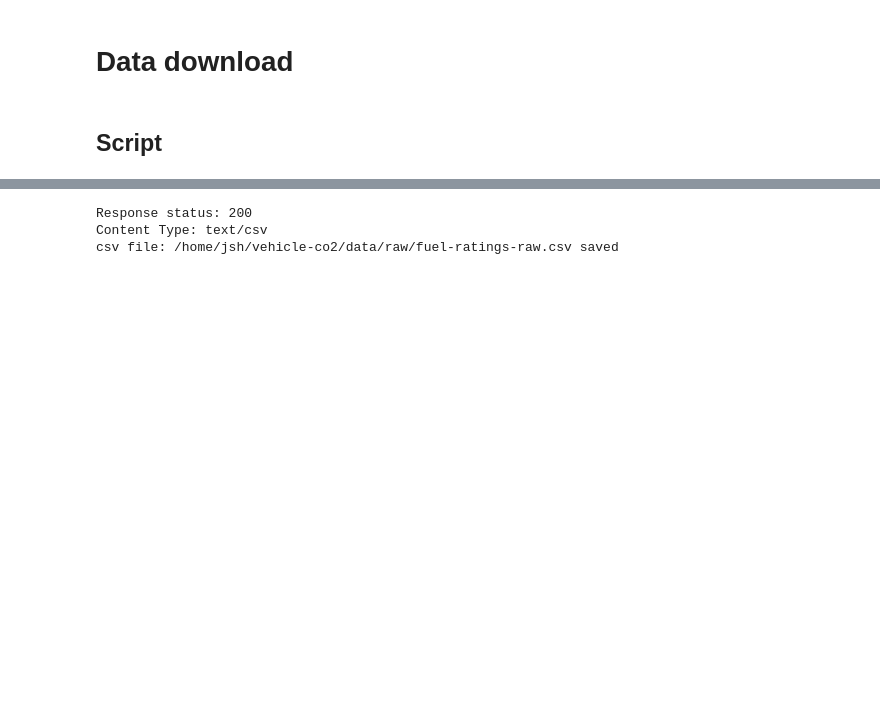
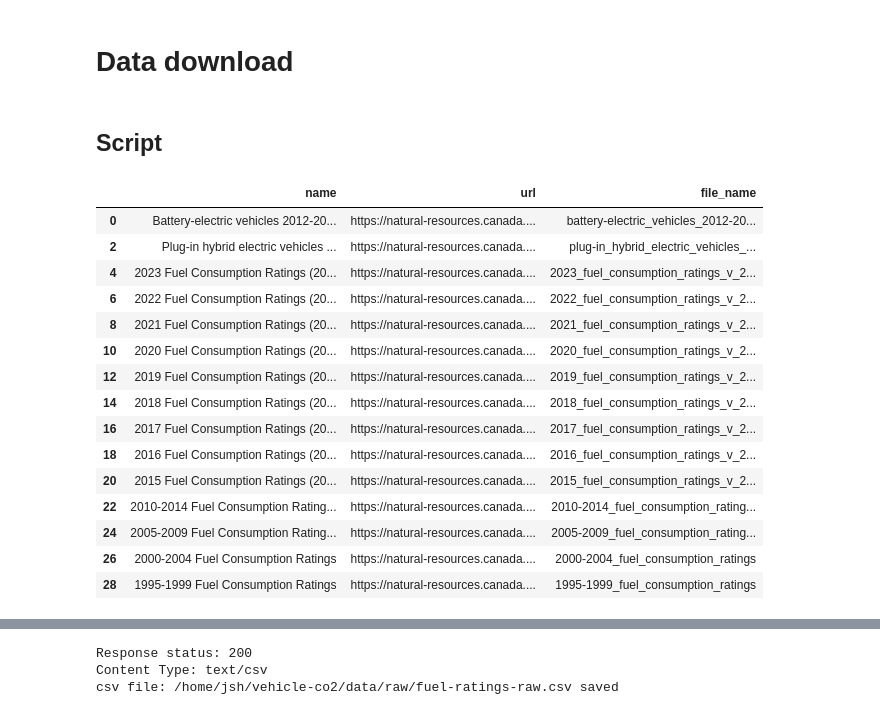
Before and after one commit to jhicks2306/vehicle-co2, a Jupyter notebook: datadownload.ipynb, the cells around one changed output, grey strips where cells are left out. Cells and saved outputs as stored; diff of their text form; code cells hidden in the pictures; blank space fills up the shorter version.

Commit message:
Add script up to raw download

```diff
--- a/datadownload.ipynb
+++ b/datadownload.ipynb
@@ -140,3 +159,29 @@ def clean_dataframe(df):
 # %%
 url = 'https://natural-resources.canada.ca/sites/nrcan/files/oee/files/csv/MY2023%20Fuel%20Consumption%20Ratings.csv'
 metadata_url = 'https://open.canada.ca/data/api/action/package_show?id=98f1a129-f628-4ce4-b24d-6f16bf24dd64'
+# %%
+# Build list of available resources
+resources_df = extract_metadata(metadata_url)
+
+# Remove unwanted resources
+resources_df = resources_df[~resources_df['name'].str.contains('Original')]
+
+# Build filenames for desired resources and add to resources_df
+file_names = (resources_df['name']
+     .str.replace(' ', '_')
+     .str.replace('(', 'v_')
+     .str.replace(')', '')
+     .str.lower()
+)
+resources_df.loc[:,'file_name'] = file_names
+
+# Build raw data file path
+path = Path.cwd()
+raw_path = path / 'data' / 'raw'
+
+# Download and save raw data for each resource
+for idx, row in resources_df.iterrows():
+    url = row[1]
+    file_name = row[2]
+    raw_file_name = raw_path /  f'{file_name}.csv'
+    extract_raw_data(url, raw_file_name)
@@ -143 +199,20 @@ metadata_url = 'https://open.canada.ca/data/api/action/package_show?id=98f1a129-
+# %%
+resources_df
+# %% [output]
+|  | name | url | file_name |
+| 0 | Battery-electric vehicles 2012-20... | https://natural-resources.canada.... | battery-electric_vehicles_2012-20... |
+| 2 | Plug-in hybrid electric vehicles ... | https://natural-resources.canada.... | plug-in_hybrid_electric_vehicles_... |
+| 4 | 2023 Fuel Consumption Ratings (20... | https://natural-resources.canada.... | 2023_fuel_consumption_ratings_v_2... |
+| 6 | 2022 Fuel Consumption Ratings (20... | https://natural-resources.canada.... | 2022_fuel_consumption_ratings_v_2... |
+| 8 | 2021 Fuel Consumption Ratings (20... | https://natural-resources.canada.... | 2021_fuel_consumption_ratings_v_2... |
+| 10 | 2020 Fuel Consumption Ratings (20... | https://natural-resources.canada.... | 2020_fuel_consumption_ratings_v_2... |
+| 12 | 2019 Fuel Consumption Ratings (20... | https://natural-resources.canada.... | 2019_fuel_consumption_ratings_v_2... |
+| 14 | 2018 Fuel Consumption Ratings (20... | https://natural-resources.canada.... | 2018_fuel_consumption_ratings_v_2... |
+| 16 | 2017 Fuel Consumption Ratings (20... | https://natural-resources.canada.... | 2017_fuel_consumption_ratings_v_2... |
+| 18 | 2016 Fuel Consumption Ratings (20... | https://natural-resources.canada.... | 2016_fuel_consumption_ratings_v_2... |
+| 20 | 2015 Fuel Consumption Ratings (20... | https://natural-resources.canada.... | 2015_fuel_consumption_ratings_v_2... |
+| 22 | 2010-2014 Fuel Consumption Rating... | https://natural-resources.canada.... | 2010-2014_fuel_consumption_rating... |
+| 24 | 2005-2009 Fuel Consumption Rating... | https://natural-resources.canada.... | 2005-2009_fuel_consumption_rating... |
+| 26 | 2000-2004 Fuel Consumption Ratings | https://natural-resources.canada.... | 2000-2004_fuel_consumption_ratings |
+| 28 | 1995-1999 Fuel Consumption Ratings | https://natural-resources.canada.... | 1995-1999_fuel_consumption_ratings |
 # %%
```
Also changed, not shown: parts of 29 cells of this notebook, 17 other files.
